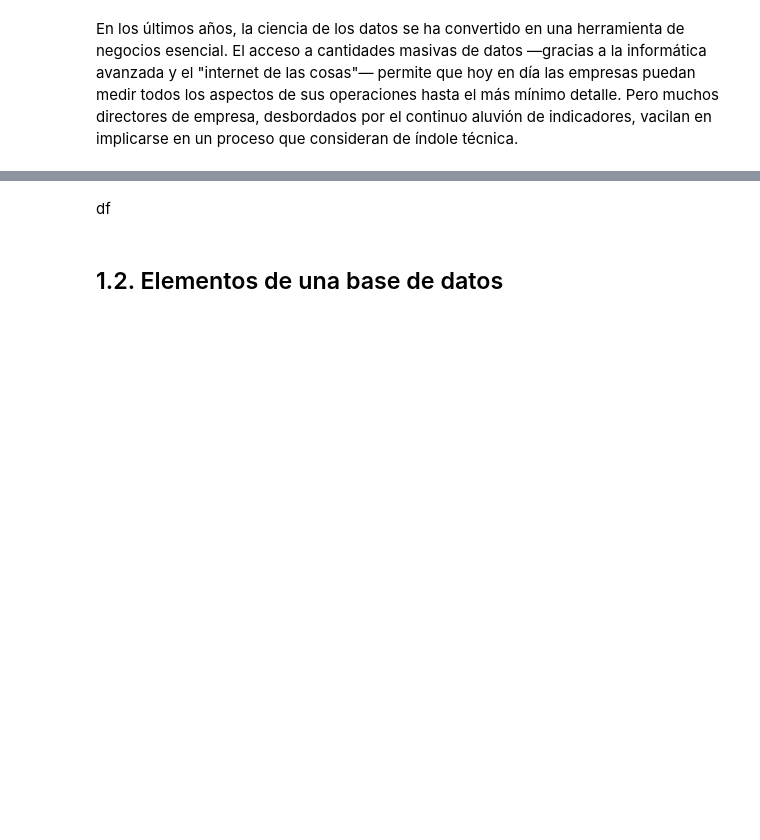
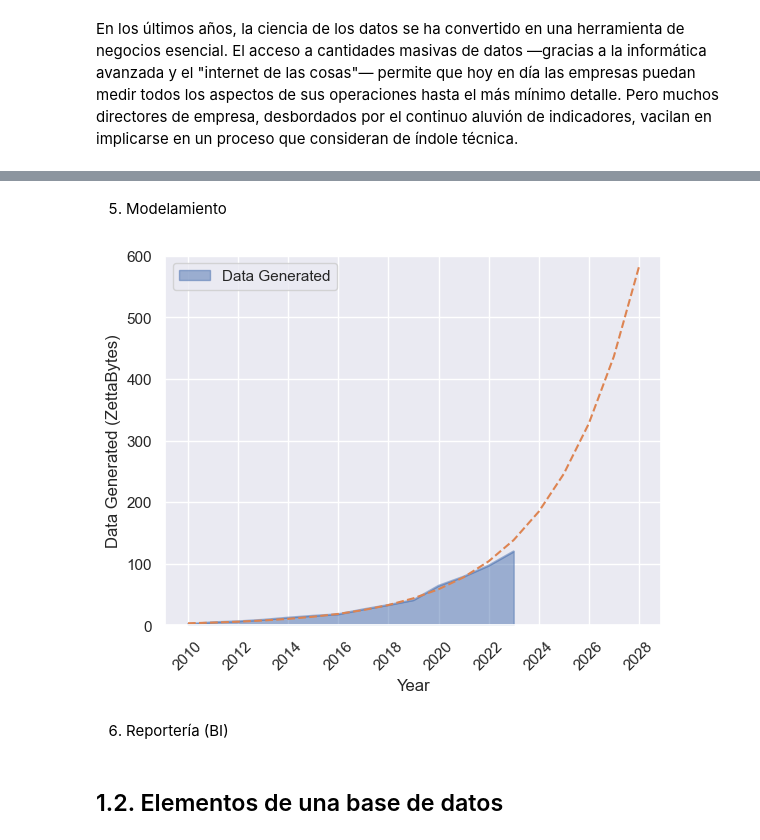
Before and after one commit to alejo-acosta/pmdb-material, a Jupyter notebook: 1.0-Introducción a la programación y bases de datos.ipynb, the cells around one changed output, grey strips where cells are left out. Drawn from its saved outputs; the diff is of its cells as text; code cells hidden in the pictures; blank space fills up the shorter version.

```diff
--- a/1.0-Introducción a la programación y bases de datos.ipynb
+++ b/1.0-Introducción a la programación y bases de datos.ipynb
@@ -64,0 +70,5 @@ plt.show()
+# %%
+df['Year'] = df['Year'].str[0:4].astype(int)
+df = df[df['Year'] <= 2023]
+df['Data Generated'] = df['Data Generated'].str.split(' ', expand=True)[0].astype(float)
+df.set_index('Year', inplace=True, drop=True)
@@ -65,3 +95,30 @@ plt.show()
+# %% [markdown]
+5. Modelamiento
+# %%
+# fit line to data
+x = df.index.values
+y = df['Data Generated'].values
+
+m, b = np.polyfit(x, np.log(y), 1)
+
+# plot data
+df.plot.area(alpha=0.5)
+plt.ylabel('Data Generated (ZettaBytes)')
+plt.legend(title='')
+x_pred = np.arange(2010, 2029)
+y_pred = np.exp(m*x_pred + b)
+df_pred = pd.DataFrame({'Fcst': y_pred}, index=x_pred)
+df_pred = df.merge(df_pred, how='outer', left_index=True, right_index=True)
+plt.plot(x_pred, y_pred, label='Fit', linestyle='--')
+plt.xticks(np.arange(2010, 2029, 2), rotation=45)
+
+plt.ylim(0, 600)
+plt.savefig('./images/data_generated_fit.png', dpi=100)
+plt.show()
+# %% [output]
+[figure, added]
+# %% [markdown]
+6. Reportería (BI)
 # %%
 mail = win32.Dispatch('outlook.application').CreateItem(0)
 mail.Bcc = open('listado.txt').read().replace('\n', '; ')
@@ -85,7 +136,5 @@ mail.HTMLBody = fr'''
 '''
 if True: mail.Send()
-# %% [markdown]
-df
 # %% [markdown]
 ## 1.2. Elementos de una base de datos
 # %% [markdown]
```
Also changed, not shown: parts of 11 cells of this notebook, 3 other files.
